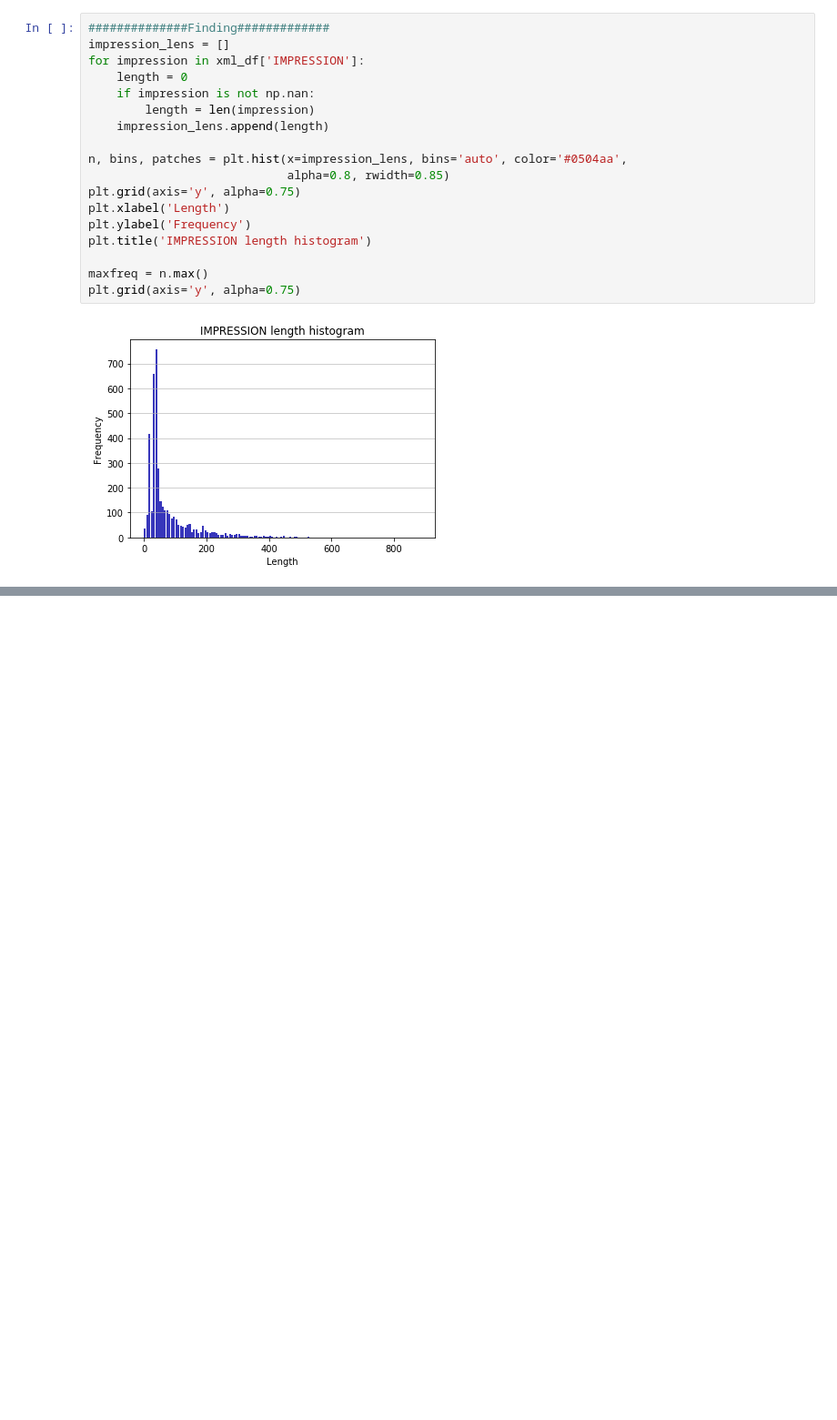
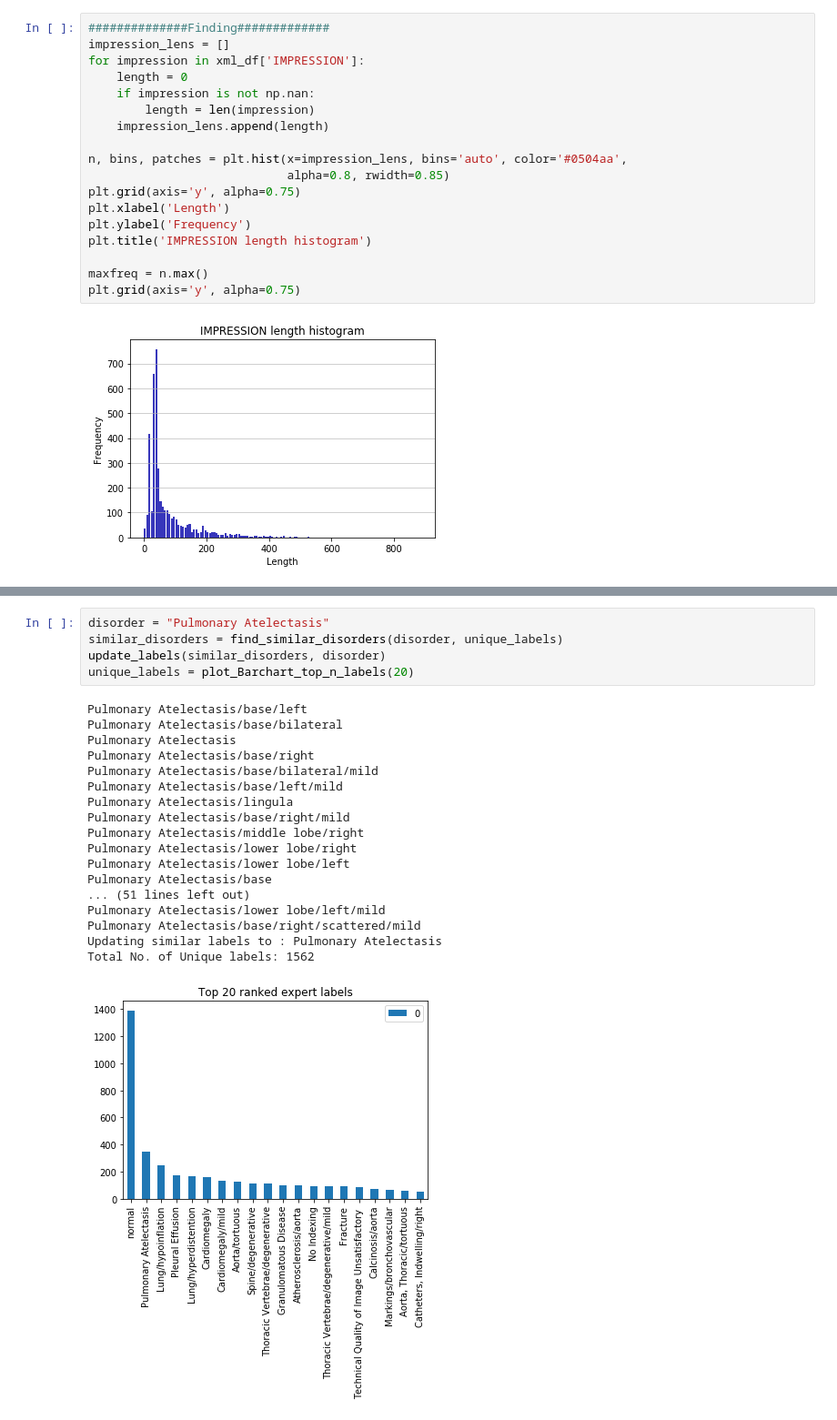
Before and after one commit to fatemerhmi/MTLV, a Jupyter notebook: OpenI_dataset_stats.ipynb, the cells around one changed output, grey strips where cells are left out. Shown at 91% size. Cells and saved outputs as stored; diff of their text form; blank space fills up the shorter version.

```diff
--- a/OpenI_dataset_stats.ipynb
+++ b/OpenI_dataset_stats.ipynb
@@ -238,0 +447,24 @@ df.plot(kind='bar', title = "Top 20 ranked expert labels")
+# %%
+disorder = "Pulmonary Atelectasis"
+similar_disorders = find_similar_disorders(disorder, unique_labels)
+update_labels(similar_disorders, disorder)
+unique_labels = plot_Barchart_top_n_labels(20)
+# %% [output]
+Pulmonary Atelectasis/base/left
+Pulmonary Atelectasis/base/bilateral
+Pulmonary Atelectasis
+Pulmonary Atelectasis/base/right
+Pulmonary Atelectasis/base/bilateral/mild
+Pulmonary Atelectasis/base/left/mild
+Pulmonary Atelectasis/lingula
+Pulmonary Atelectasis/base/right/mild
+Pulmonary Atelectasis/middle lobe/right
+Pulmonary Atelectasis/lower lobe/right
+Pulmonary Atelectasis/lower lobe/left
+Pulmonary Atelectasis/base
+... (51 lines left out)
+Pulmonary Atelectasis/lower lobe/left/mild
+Pulmonary Atelectasis/base/right/scattered/mild
+Updating similar labels to : Pulmonary Atelectasis
+Total No. of Unique labels: 1562
+[figure, added]
```
Also changed, not shown: parts of 25 cells of this notebook.
